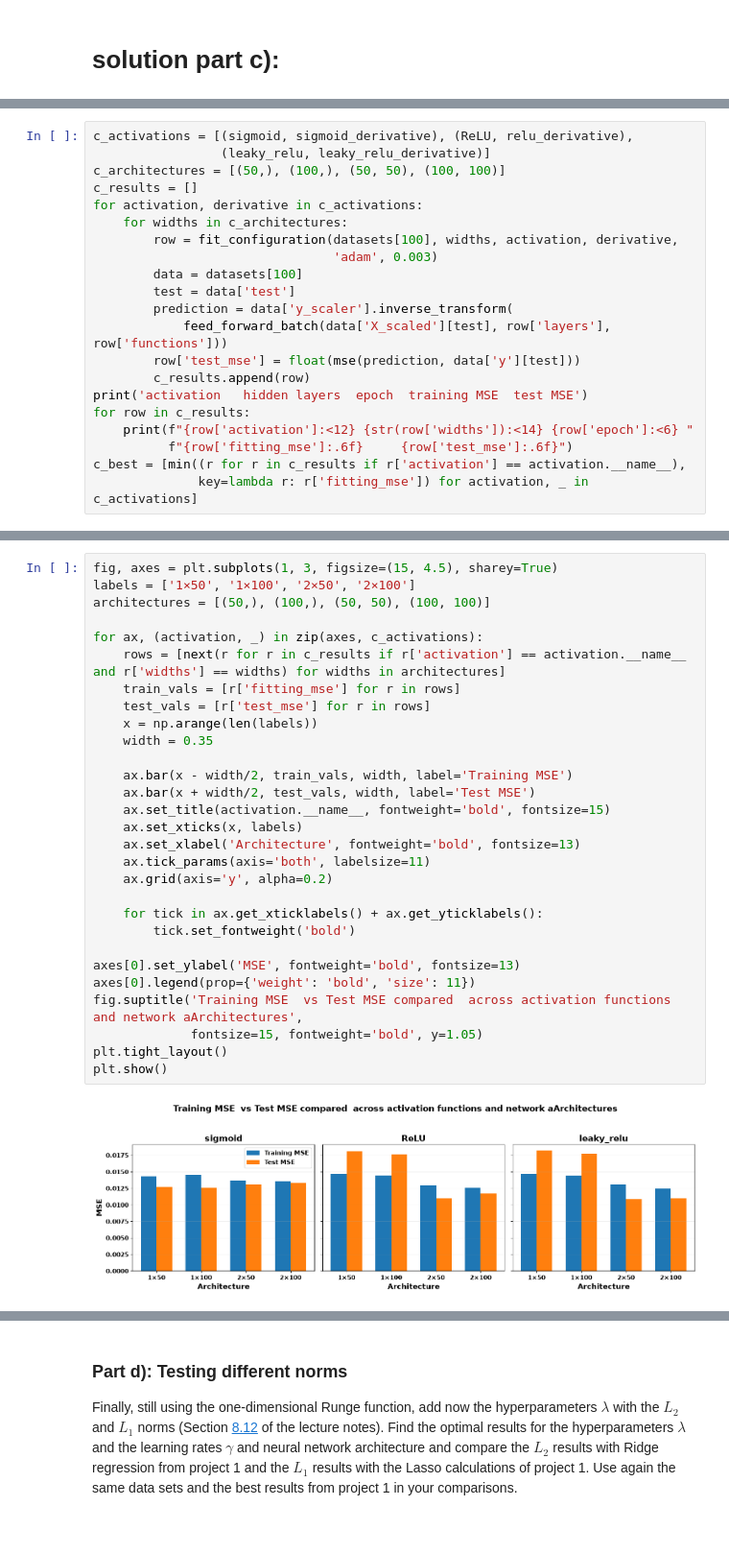
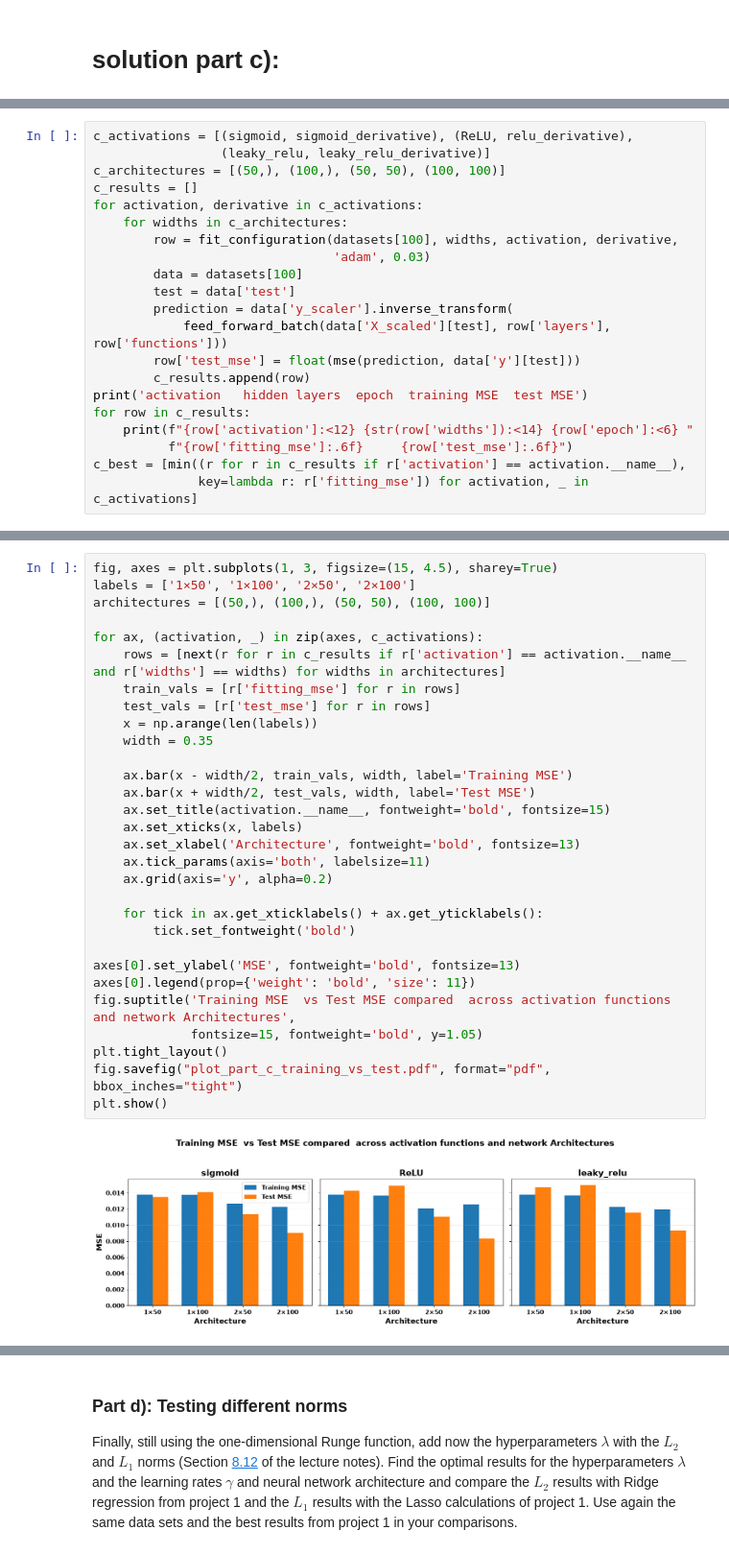
Before and after one commit to elias98-ux/Machine-Learning---Project-2, a Jupyter notebook: code/Project2_abc.ipynb, the cells around one changed output, grey strips where cells are left out. Shown at 96% size. Drawn from its saved outputs; the diff is of its cells as text.

```diff
--- a/code/Project2_abc.ipynb
+++ b/code/Project2_abc.ipynb
@@ -913,7 +915,7 @@ c_results = []
 for activation, derivative in c_activations:
     for widths in c_architectures:
         row = fit_configuration(datasets[100], widths, activation, derivative,
-                                'adam', 0.003)
+                                'adam', 0.03)
         data = datasets[100]
         test = data['test']
         prediction = data['y_scaler'].inverse_transform(
@@ -1001,34 +1005,35 @@ plt.show()
 # %%
 fig, axes = plt.subplots(1, 3, figsize=(15, 4.5), sharey=True)
 labels = ['1×50', '1×100', '2×50', '2×100']
 architectures = [(50,), (100,), (50, 50), (100, 100)]
 
 for ax, (activation, _) in zip(axes, c_activations):
     rows = [next(r for r in c_results if r['activation'] == activation.__name__ and r['widths'] == widths) for widths in architectures]
     train_vals = [r['fitting_mse'] for r in rows]
     test_vals = [r['test_mse'] for r in rows]
     x = np.arange(len(labels))
     width = 0.35
 
     ax.bar(x - width/2, train_vals, width, label='Training MSE')
     ax.bar(x + width/2, test_vals, width, label='Test MSE')
     ax.set_title(activation.__name__, fontweight='bold', fontsize=15)
     ax.set_xticks(x, labels)
     ax.set_xlabel('Architecture', fontweight='bold', fontsize=13)
     ax.tick_params(axis='both', labelsize=11)
     ax.grid(axis='y', alpha=0.2)
 
     for tick in ax.get_xticklabels() + ax.get_yticklabels():
         tick.set_fontweight('bold')
 
 axes[0].set_ylabel('MSE', fontweight='bold', fontsize=13)
 axes[0].legend(prop={'weight': 'bold', 'size': 11})
-fig.suptitle('Training MSE  vs Test MSE compared  across activation functions and network aArchitectures',
+fig.suptitle('Training MSE  vs Test MSE compared  across activation functions and network Architectures',
              fontsize=15, fontweight='bold', y=1.05)
 plt.tight_layout()
+fig.savefig("plot_part_c_training_vs_test.pdf", format="pdf", bbox_inches="tight")
 plt.show()
 # %% [output]
-[figure, old version]
+[figure, new version]
 # %%
 fig, axes = plt.subplots(1, 3, figsize=(12, 4))
 
```
Also changed, not shown: parts of 11 cells of this notebook.
